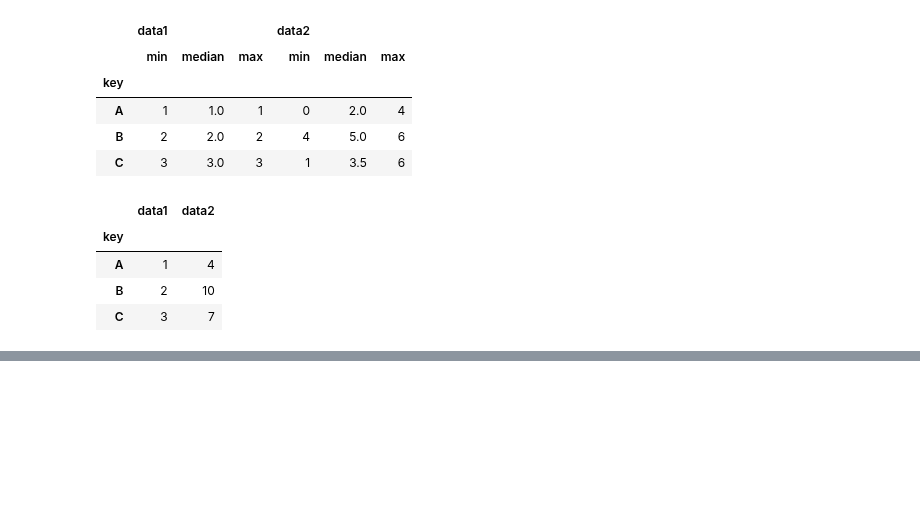
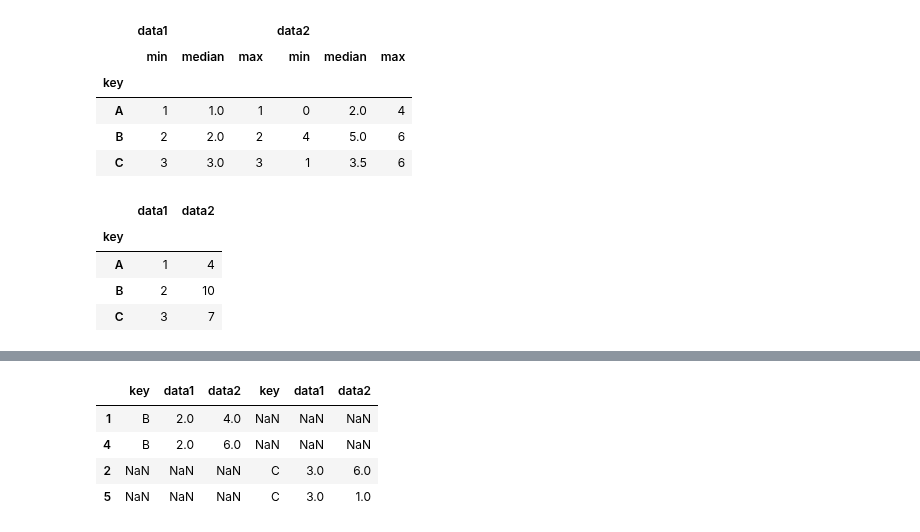
Before and after one commit to BBiT808/Game-of_pyThon, a Jupyter notebook: py11_advanced pandas.ipynb, the cells around one changed output, grey strips where cells are left out. Drawn from its saved outputs; the diff is of its cells as text; code cells hidden in the pictures; blank space fills up the shorter version.

```diff
--- a/py11_advanced pandas.ipynb
+++ b/py11_advanced pandas.ipynb
@@ -218,0 +264,23 @@ df.groupby('key').aggregate({'data1':'max','data2':'sum'})
+# %%
+df1 = df.groupby('key').get_group('A')
+df2 = df.groupby('key').get_group('B')
+df3 = df.groupby('key').get_group('C')
+
+#데이터 프레임 이어 붙이기
+df4 = pd.concat([df1, df3],axis=1)  # axis = 1 컬럼방향, 기본은 행방향 axis=0
+df5 = pd.concat([df2, df3],axis=1)
+df5
+# #v평균값으로 채운다.
+# mean = df2[data2].astype(int).mean()
+# mean
+# df5.fillna(method='ffill')  # 0으로 결측값을 채움
+
+# #전후의 값으로 NaN값을 채운다.
+# df5.ffill()
+# df5.bfill()
+# %% [output]
+|  | key | data1 | data2 | key | data1 | data2 |
+| 1 | B | 2.0 | 4.0 | NaN | NaN | NaN |
+| 4 | B | 2.0 | 6.0 | NaN | NaN | NaN |
+| 2 | NaN | NaN | NaN | C | 3.0 | 6.0 |
+| 5 | NaN | NaN | NaN | C | 3.0 | 1.0 |
```
Also changed, not shown: parts of 16 cells of this notebook, 3 other files.
